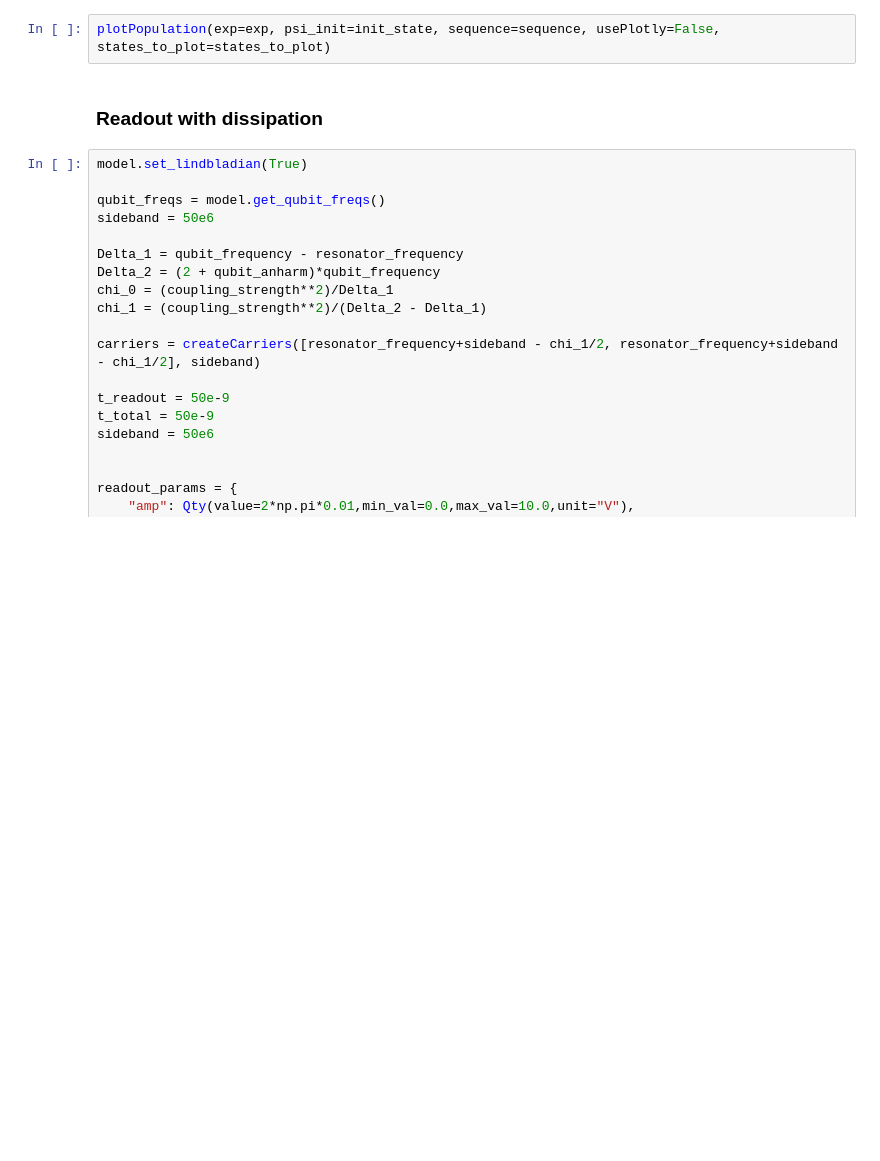
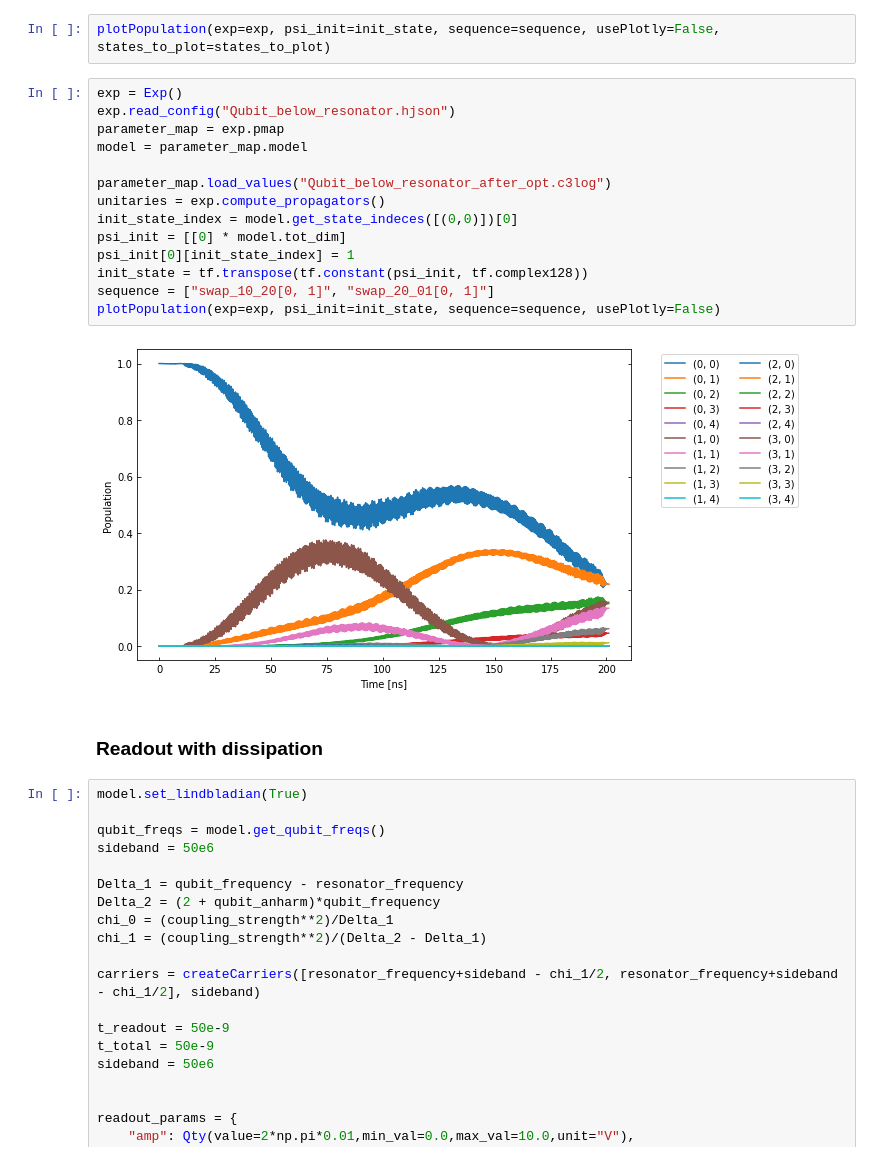
Before and after one commit to BackOnTrackIce/Qubit_readout, a Jupyter notebook: Ashutosh_codes/Qubit_reset_C3.ipynb, the cells around one changed output. Cells and saved outputs as stored; diff of their text form; blank space fills up the shorter version.

```diff
--- a/Ashutosh_codes/Qubit_reset_C3.ipynb
+++ b/Ashutosh_codes/Qubit_reset_C3.ipynb
@@ -924,5 +924,21 @@ plotPopulation(exp=exp, psi_init=init_state, sequence=sequence, usePlotly=False)
 # %%
 plotPopulation(exp=exp, psi_init=init_state, sequence=sequence, usePlotly=False, states_to_plot=states_to_plot)
+# %%
+exp = Exp()
+exp.read_config("Qubit_below_resonator.hjson")
+parameter_map = exp.pmap
+model = parameter_map.model
+
+parameter_map.load_values("Qubit_below_resonator_after_opt.c3log")
+unitaries = exp.compute_propagators()
+init_state_index = model.get_state_indeces([(0,0)])[0]
+psi_init = [[0] * model.tot_dim]
+psi_init[0][init_state_index] = 1
+init_state = tf.transpose(tf.constant(psi_init, tf.complex128))
+sequence = ["swap_10_20[0, 1]", "swap_20_01[0, 1]"]
+plotPopulation(exp=exp, psi_init=init_state, sequence=sequence, usePlotly=False)
+# %% [output]
+[figure, added]
 # %% [markdown]
 ### Readout with dissipation
 # %%
```
Also changed, not shown: parts of 16 cells of this notebook, 6 other files.
